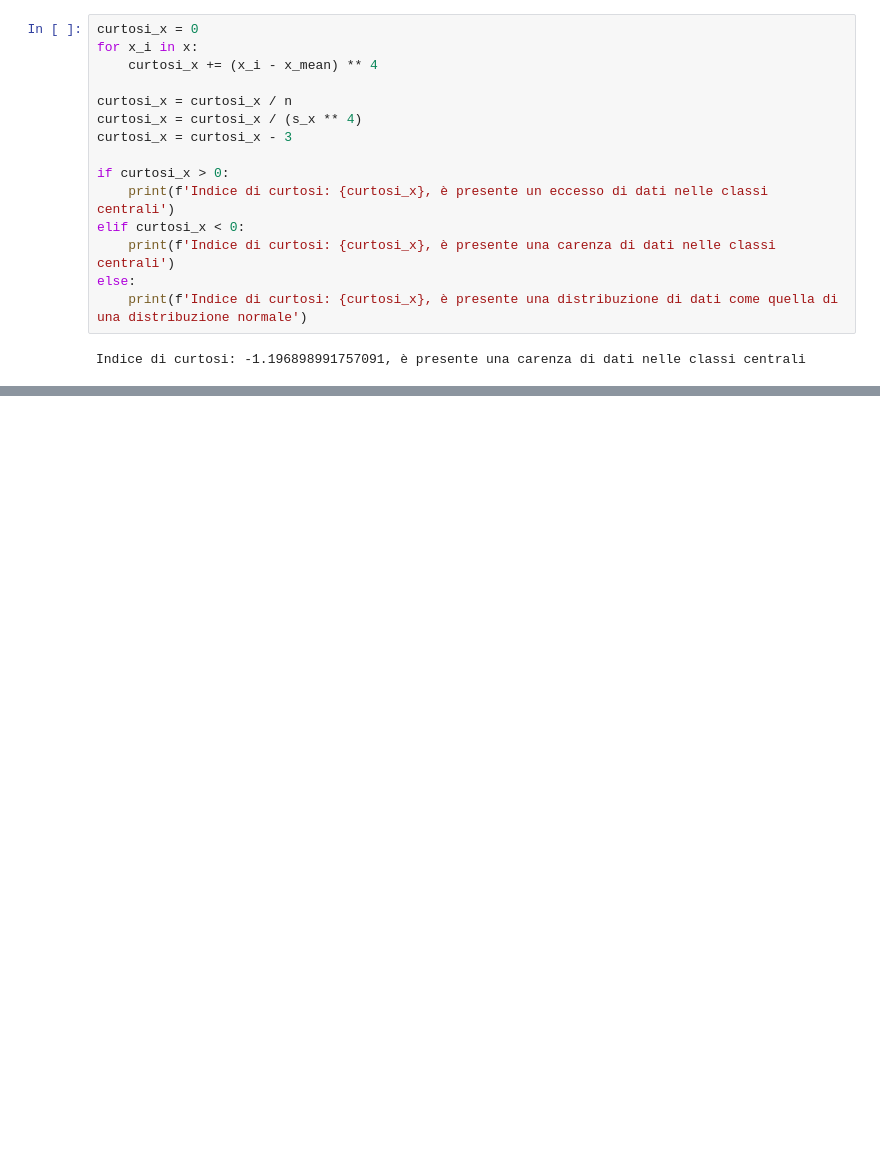
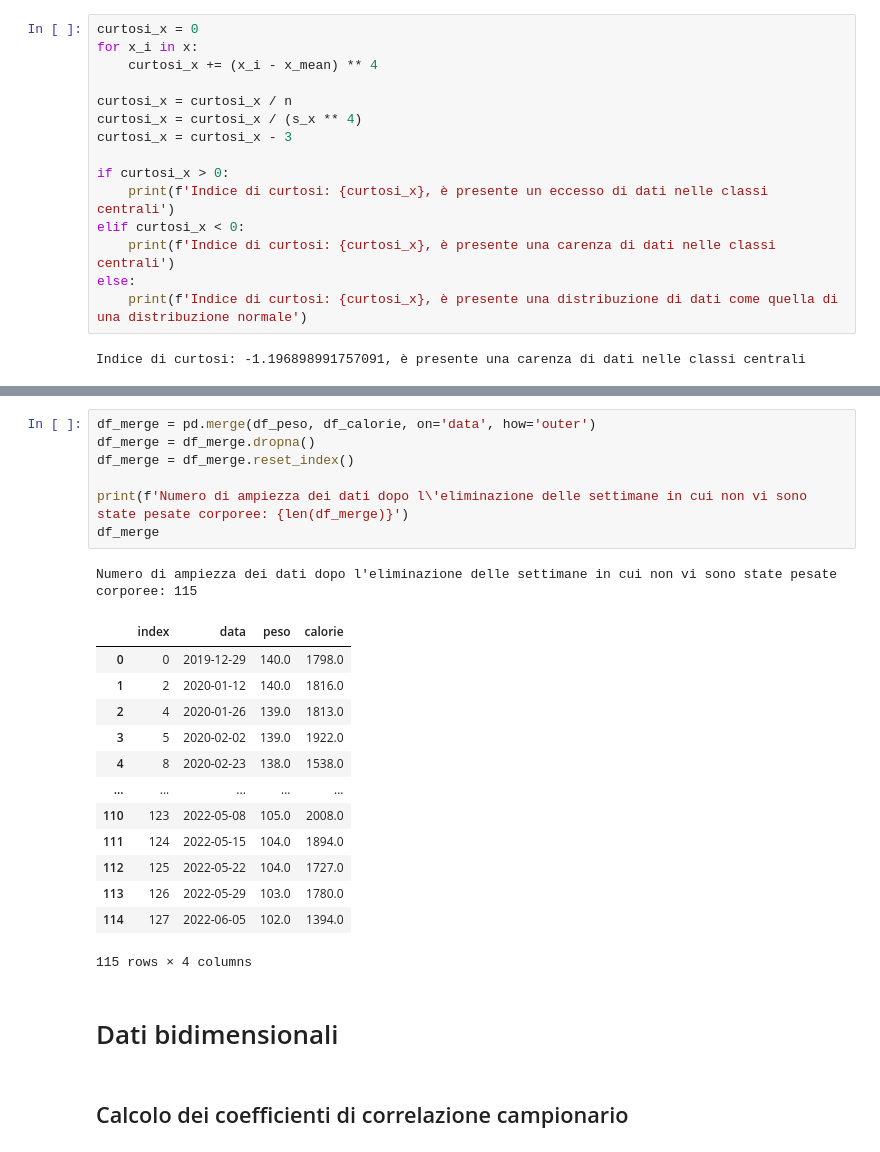
Before and after one commit to OB-UNISA/Statistica, a Jupyter notebook: statistica.ipynb, the cells around one changed output, grey strips where cells are left out. Saved outputs shown, nothing was run; the diff lists cells and outputs as text; blank space fills up the shorter version.

```diff
--- a/statistica.ipynb
+++ b/statistica.ipynb
@@ -374,0 +481,26 @@ Indice di curtosi: -1.196898991757091, è presente una carenza di dati nelle cla
+# %%
+df_merge = pd.merge(df_peso, df_calorie, on='data', how='outer')
+df_merge = df_merge.dropna()
+df_merge = df_merge.reset_index()
+
+print(f'Numero di ampiezza dei dati dopo l\'eliminazione delle settimane in cui non vi sono state pesate corporee: {len(df_merge)}')
+df_merge
+# %% [output]
+Numero di ampiezza dei dati dopo l'eliminazione delle settimane in cui non vi sono state pesate corporee: 115
+|  | index | data | peso | calorie |
+| 0 | 0 | 2019-12-29 | 140.0 | 1798.0 |
+| 1 | 2 | 2020-01-12 | 140.0 | 1816.0 |
+| 2 | 4 | 2020-01-26 | 139.0 | 1813.0 |
+| 3 | 5 | 2020-02-02 | 139.0 | 1922.0 |
+| 4 | 8 | 2020-02-23 | 138.0 | 1538.0 |
+| ... | ... | ... | ... | ... |
+| 110 | 123 | 2022-05-08 | 105.0 | 2008.0 |
+| 111 | 124 | 2022-05-15 | 104.0 | 1894.0 |
+| 112 | 125 | 2022-05-22 | 104.0 | 1727.0 |
+| 113 | 126 | 2022-05-29 | 103.0 | 1780.0 |
+| 114 | 127 | 2022-06-05 | 102.0 | 1394.0 |
+115 rows × 4 columns
+# %% [markdown]
+# Dati bidimensionali
+# %% [markdown]
+## Calcolo dei coefficienti di correlazione campionario
```
Also changed, not shown: parts of 19 cells of this notebook, 1 other file.
